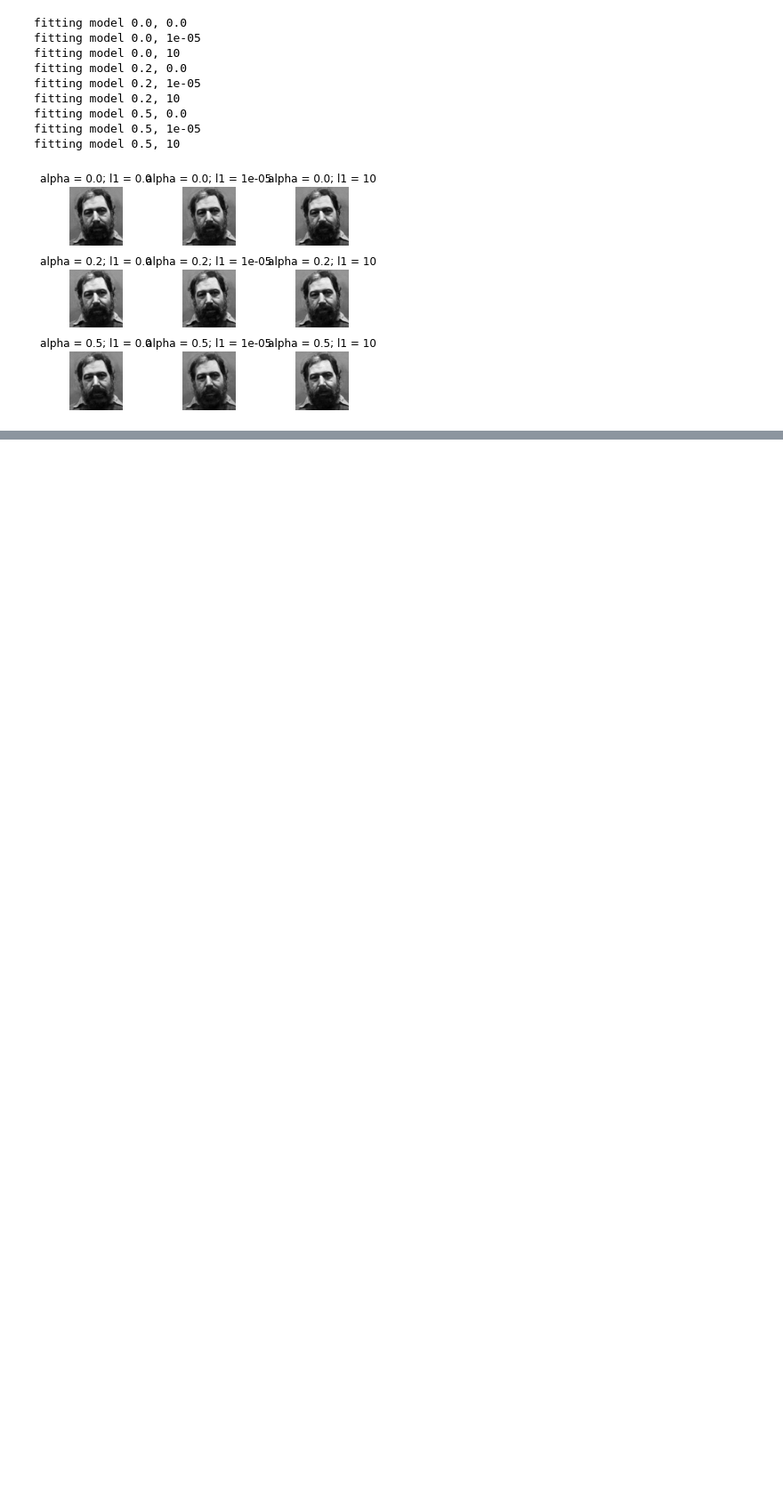
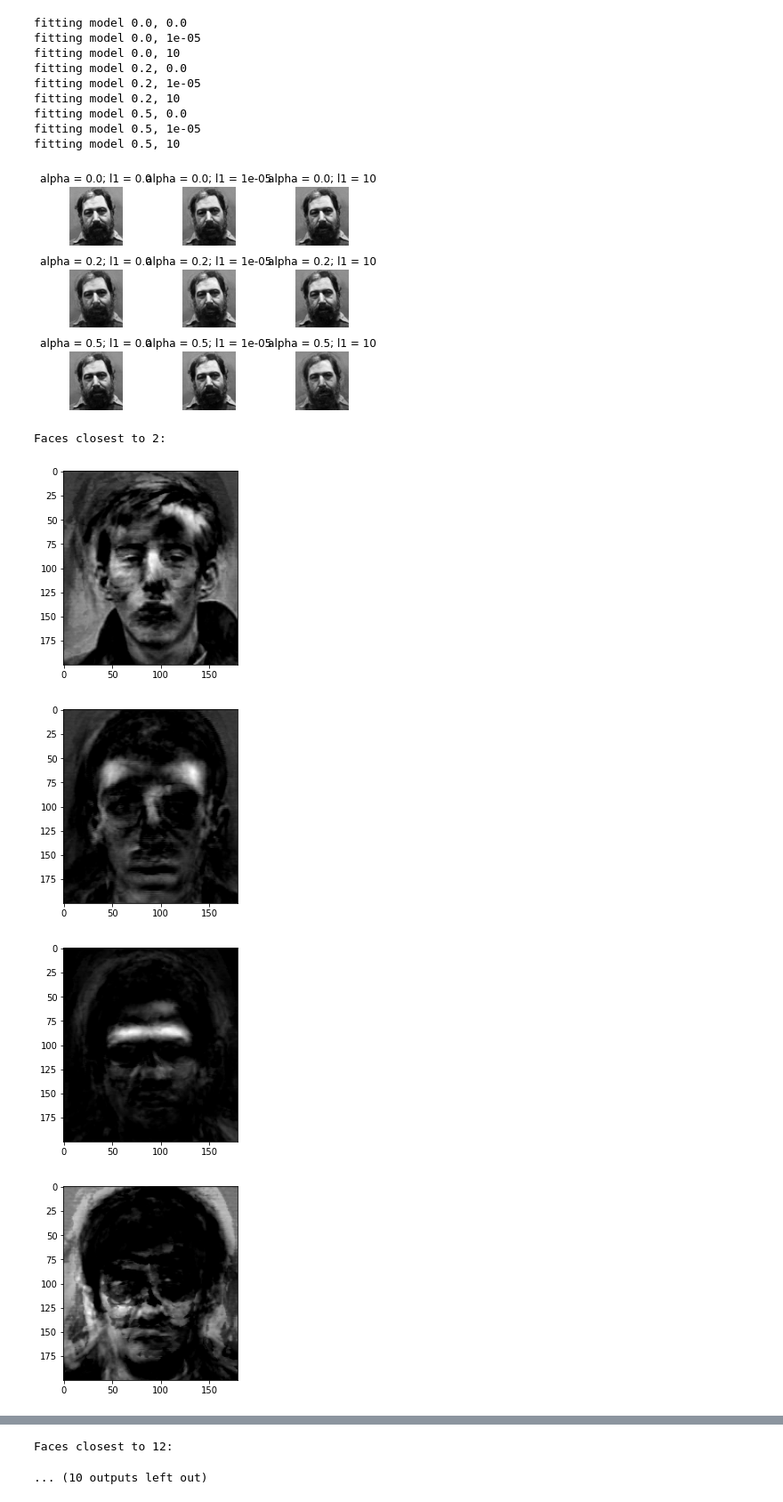
Before and after one commit to mistBourne1300/ACME-Volume-2, a Jupyter notebook: NMF/NMF.ipynb, the cells around one changed output, grey strips where cells are left out. Shown at 89% size. Drawn from its saved outputs; the diff is of its cells as text; code cells hidden in the pictures; blank space fills up the shorter version.

```diff
--- a/NMF/NMF.ipynb
+++ b/NMF/NMF.ipynb
@@ -111,0 +101,5 @@ prob3()
+# %%
+W,H,total = prob3()
+print(f'W:\n{W}')
+print(f'H:\n{H}')
+print(f'sum: {total}')
@@ -206,5 +211,28 @@ def prob5():
         Plot these basis faces along with the original image using
         subplots
     '''
+    images = get_faces()
+    alpha = 0.5
+    l1=10
+    model = NMF(n_components = 75, alpha = alpha, l1_ratio=l1)
+    W = model.fit_transform(images)
+    H = model.components_
 
-    raise NotImplementedError("Problem 4 incomplete")
+    max2 = np.argsort(H[:,1])[-10:]
+    max12 = np.argsort(H[:,11])[-10:]
+
+    print("Faces closest to 2:")
+    for i in max2:
+        show(W[:,i], plt_show=True)
+
+    print("Faces closest to 12:")
+    for i in max12:
+        show(W[:,i], plt_show=True)
+# %%
+prob5()
+# %% [output]
+Faces closest to 2:
+[figure, added]
+[figure, added]
+[figure, added]
+[figure, added]
@@ -210,0 +245,2 @@ def prob5():
+Faces closest to 12:
+... (10 outputs left out)
```
Also changed, not shown: parts of 3 cells of this notebook.
